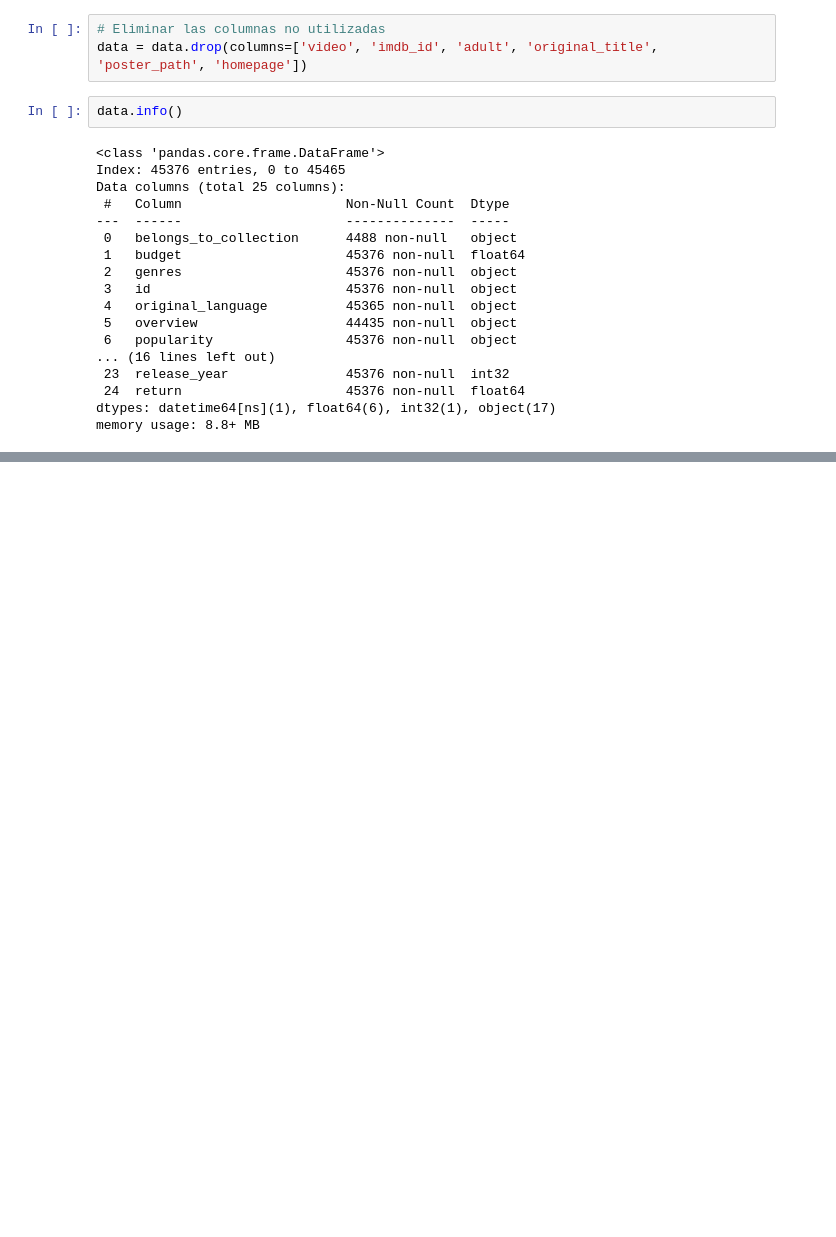
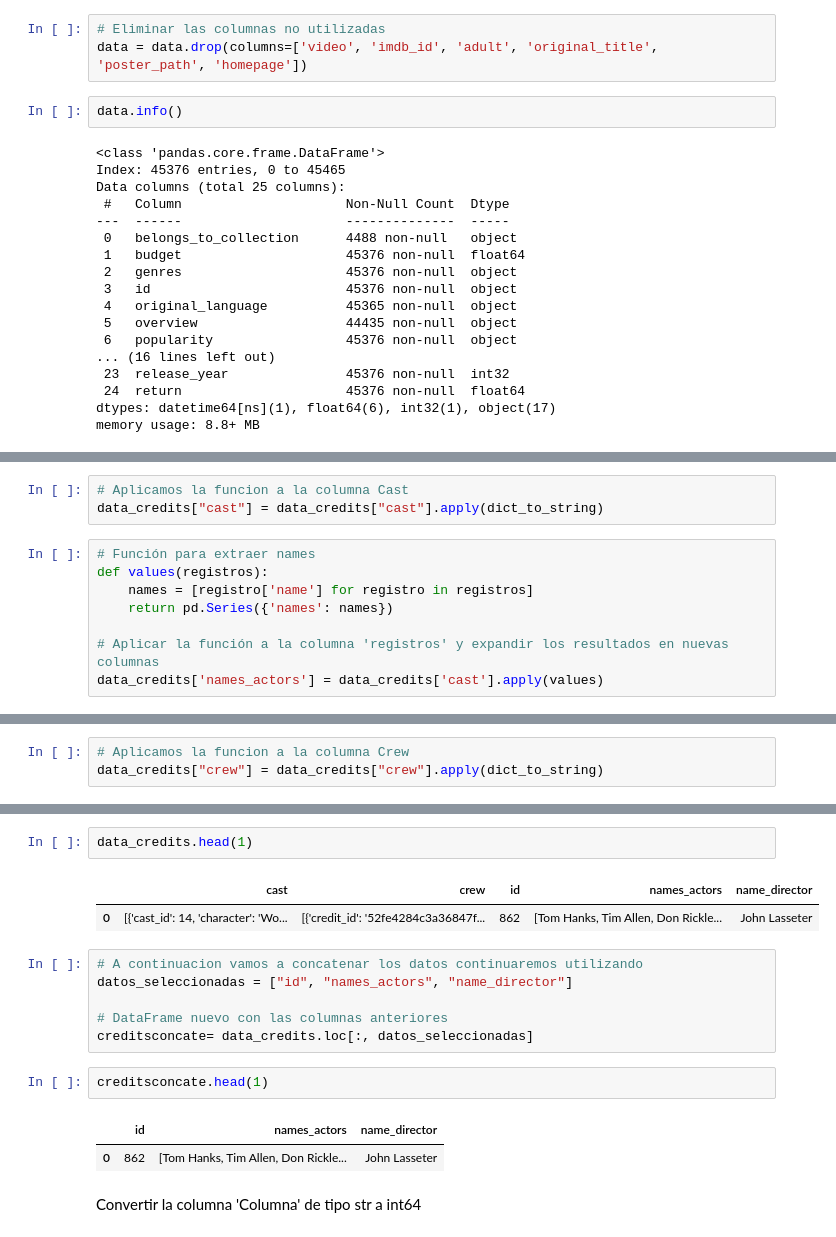
Before and after one commit to mpaezgrecco/PI1_Recomendacion_Peliculas, a Jupyter notebook: PI1_preparacion.ipynb, the cells around one changed output, grey strips where cells are left out. Cells and saved outputs as stored; diff of their text form; blank space fills up the shorter version.

```diff
--- a/PI1_preparacion.ipynb
+++ b/PI1_preparacion.ipynb
@@ -209,0 +244,11 @@ memory usage: 8.8+ MB
+# %%
+# Aplicamos la funcion a la columna Cast
+data_credits["cast"] = data_credits["cast"].apply(dict_to_string)
+# %%
+# Función para extraer names
+def values(registros):
+    names = [registro['name'] for registro in registros]
+    return pd.Series({'names': names})
+
+# Aplicar la función a la columna 'registros' y expandir los resultados en nuevas columnas
+data_credits['names_actors'] = data_credits['cast'].apply(values)
@@ -209,0 +260,3 @@ memory usage: 8.8+ MB
+# %%
+# Aplicamos la funcion a la columna Crew
+data_credits["crew"] = data_credits["crew"].apply(dict_to_string)
@@ -209,0 +275,18 @@ memory usage: 8.8+ MB
+# %%
+data_credits.head(1)
+# %% [output]
+|  | cast | crew | id | names_actors | name_director |
+| 0 | [{'cast_id': 14, 'character': 'Wo... | [{'credit_id': '52fe4284c3a36847f... | 862 | [Tom Hanks, Tim Allen, Don Rickle... | John Lasseter |
+# %%
+# A continuacion vamos a concatenar los datos continuaremos utilizando
+datos_seleccionadas = ["id", "names_actors", "name_director"]
+
+# DataFrame nuevo con las columnas anteriores
+creditsconcate= data_credits.loc[:, datos_seleccionadas]
+# %%
+creditsconcate.head(1)
+# %% [output]
+|  | id | names_actors | name_director |
+| 0 | 862 | [Tom Hanks, Tim Allen, Don Rickle... | John Lasseter |
+# %% [markdown]
+Convertir la columna 'Columna' de tipo str a int64
```
Also changed, not shown: parts of 23 cells of this notebook, 3 other files.
